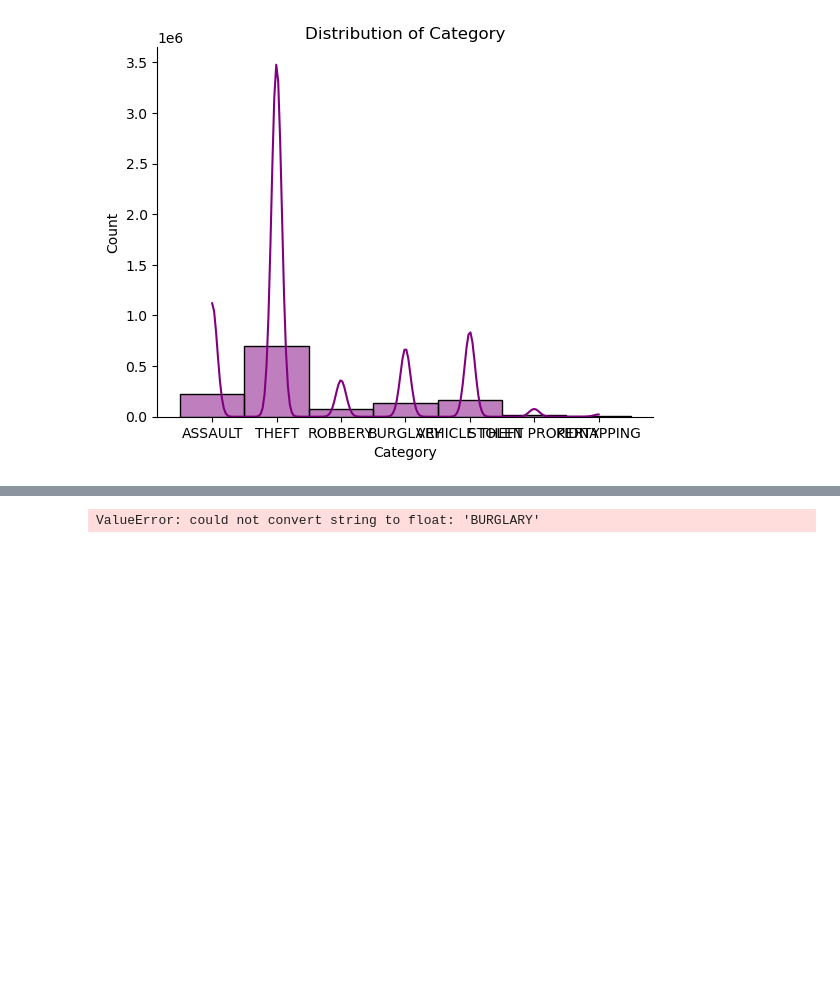
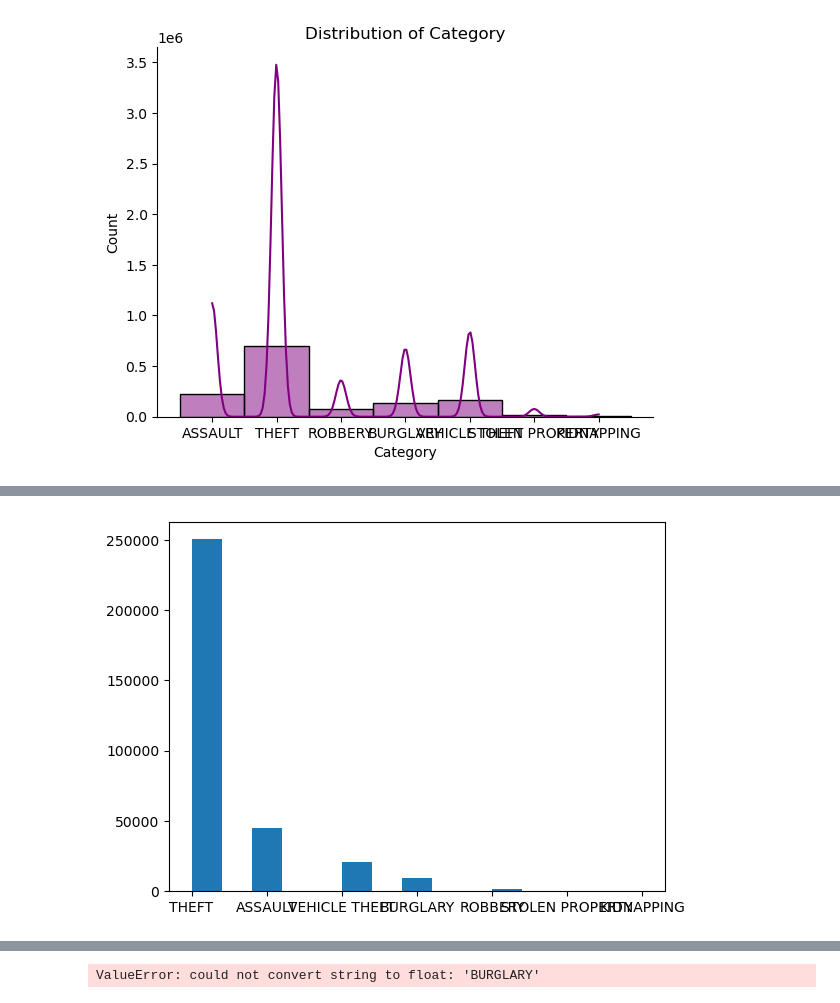
Before and after one commit to edwaddle/NavigatingUrbanSafety-ML, a Jupyter notebook: Preprocessing/preprocessing.ipynb, the cells around one changed output, grey strips where cells are left out. Cells and saved outputs as stored; diff of their text form; code cells hidden in the pictures; blank space fills up the shorter version.

```diff
--- a/Preprocessing/preprocessing.ipynb
+++ b/Preprocessing/preprocessing.ipynb
@@ -313,6 +316,3 @@ df_crime.head()
-# %%
-
-df_crime= pd.get_dummies(df_crime, columns = ['Season'])
 # %%
 from sklearn.ensemble import RandomForestClassifier
 from sklearn.model_selection import train_test_split
@@ -327,8 +327,8 @@ features = ['Longitude', 'Latitude']
 X = pd.get_dummies(df_crime[features])
 
 
-train_X, train_val_X, train_y, train_val_y = train_test_split(X,categoryColumn,random_state = 1)
+train_X, train_val_X, train_y, train_val_y = train_test_split(X,categoryColumn,random_state = 1,train_size=0.75, test_size=0.25)
 # %%
-model = RandomForestClassifier(n_estimators= 100, max_depth= 15, random_state=1)
-model.fit(train_X,train_y)
-predictions = model.predict(train_val_X)
+RFCmodel = RandomForestClassifier(n_estimators= 100, max_depth= 40, random_state=1)
+RFCmodel.fit(train_X,train_y)
+RFCpredictions = RFCmodel.predict(train_val_X)
@@ -338,0 +340,7 @@ print(predictions)
+# %%
+plt.hist(RFCpredictions, bins=15)
+
+plt.show()
+##max_depth = 40
+# %% [output]
+[figure, added]
```
Also changed, not shown: parts of 12 cells of this notebook.
